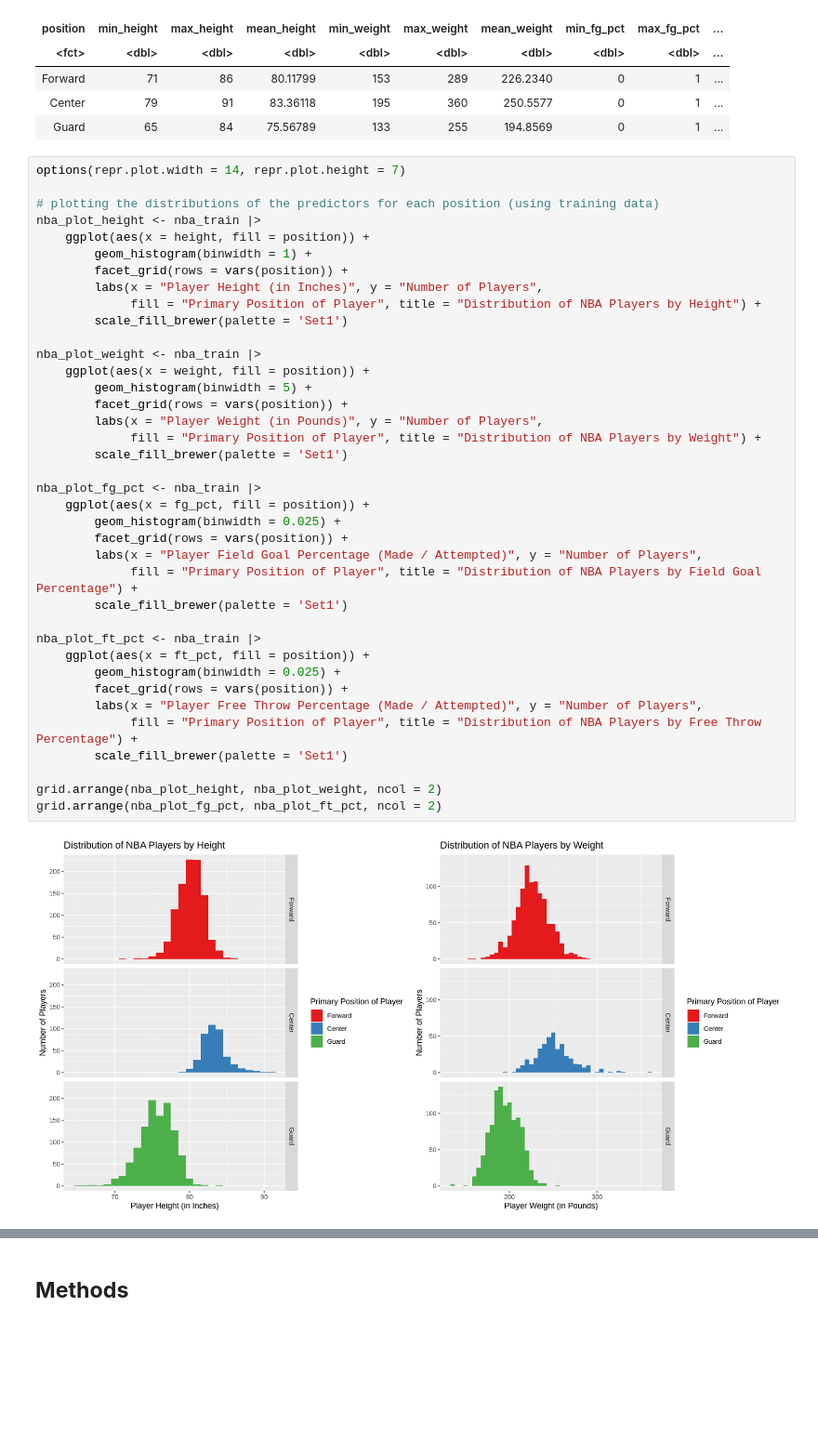
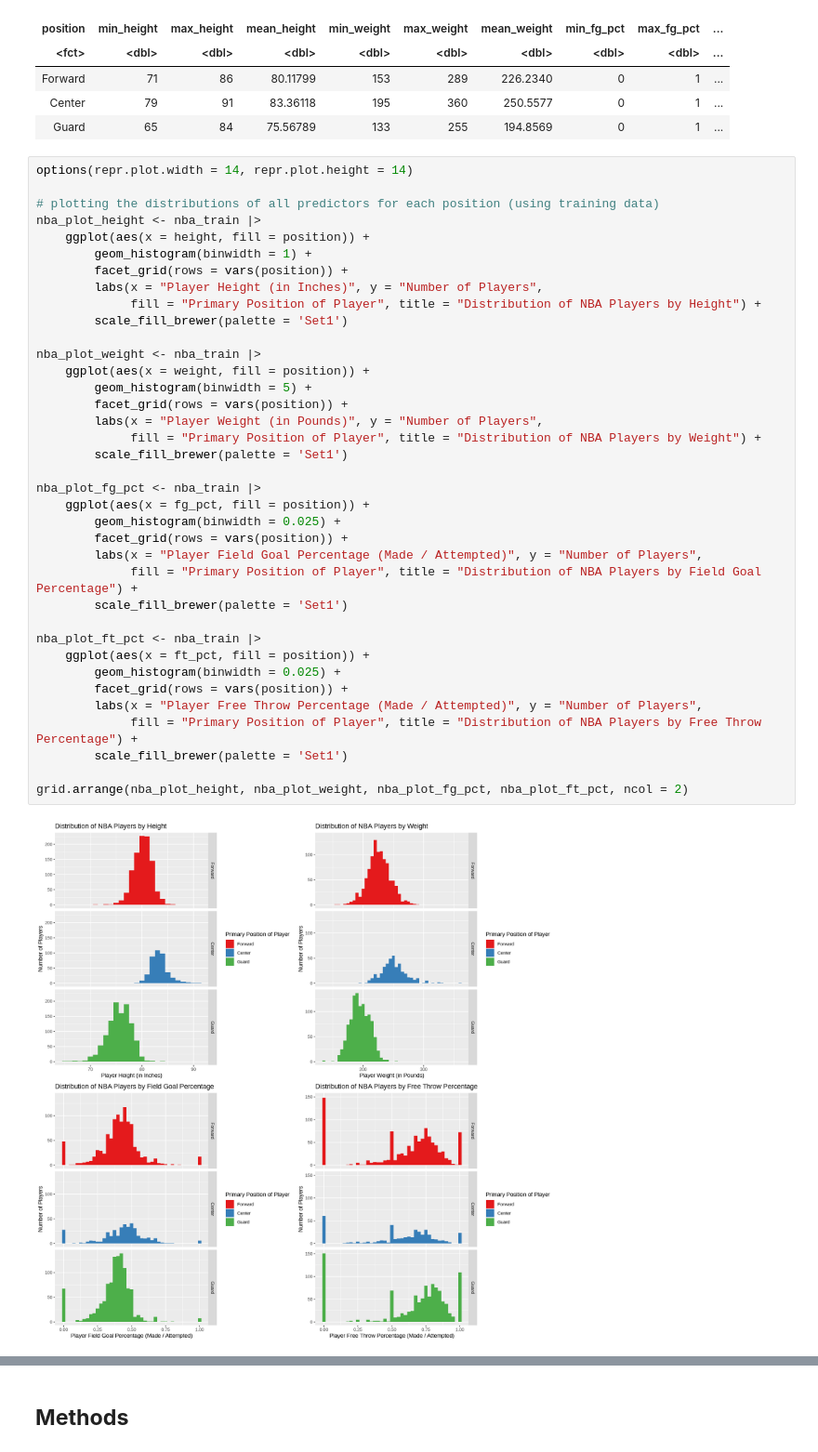
Before and after one commit to jakobsereda/nba-classifier, a Jupyter notebook: nba-classifier-proposal.ipynb, the cells around one changed output, grey strips where cells are left out. Shown at 93% size. Drawn from its saved outputs; the diff is of its cells as text; blank space fills up the shorter version.

Commit message:
plot overlapping letters fix

```diff
--- a/nba-classifier-proposal.ipynb
+++ b/nba-classifier-proposal.ipynb
@@ -73,42 +75,41 @@ A tibble: 3 × 14
 | Center | 79 | 91 | 83.36118 | 195 | 360 | 250.5577 | 0 | 1 | ... |
 | Guard | 65 | 84 | 75.56789 | 133 | 255 | 194.8569 | 0 | 1 | ... |
 # %%
-options(repr.plot.width = 14, repr.plot.height = 7)
+options(repr.plot.width = 14, repr.plot.height = 14)
 
-# plotting the distributions of the predictors for each position (using training data)
+# plotting the distributions of all predictors for each position (using training data)
 nba_plot_height <- nba_train |>
     ggplot(aes(x = height, fill = position)) +
         geom_histogram(binwidth = 1) +
         facet_grid(rows = vars(position)) +
         labs(x = "Player Height (in Inches)", y = "Number of Players",
              fill = "Primary Position of Player", title = "Distribution of NBA Players by Height") +
         scale_fill_brewer(palette = 'Set1')
 
 nba_plot_weight <- nba_train |>
     ggplot(aes(x = weight, fill = position)) +
         geom_histogram(binwidth = 5) +
         facet_grid(rows = vars(position)) +
         labs(x = "Player Weight (in Pounds)", y = "Number of Players",
              fill = "Primary Position of Player", title = "Distribution of NBA Players by Weight") +
         scale_fill_brewer(palette = 'Set1')
 
 nba_plot_fg_pct <- nba_train |>
     ggplot(aes(x = fg_pct, fill = position)) +
         geom_histogram(binwidth = 0.025) +
         facet_grid(rows = vars(position)) +
         labs(x = "Player Field Goal Percentage (Made / Attempted)", y = "Number of Players",
              fill = "Primary Position of Player", title = "Distribution of NBA Players by Field Goal Percentage") +
         scale_fill_brewer(palette = 'Set1')
 
 nba_plot_ft_pct <- nba_train |>
     ggplot(aes(x = ft_pct, fill = position)) +
         geom_histogram(binwidth = 0.025) +
         facet_grid(rows = vars(position)) +
         labs(x = "Player Free Throw Percentage (Made / Attempted)", y = "Number of Players",
              fill = "Primary Position of Player", title = "Distribution of NBA Players by Free Throw Percentage") +
         scale_fill_brewer(palette = 'Set1')
 
-grid.arrange(nba_plot_height, nba_plot_weight, ncol = 2)
-grid.arrange(nba_plot_fg_pct, nba_plot_ft_pct, ncol = 2)
+grid.arrange(nba_plot_height, nba_plot_weight, nba_plot_fg_pct, nba_plot_ft_pct, ncol = 2)
 # %% [output]
-[figure, old version]
+[figure, new version]
```
Also changed, not shown: parts of 2 cells of this notebook.
